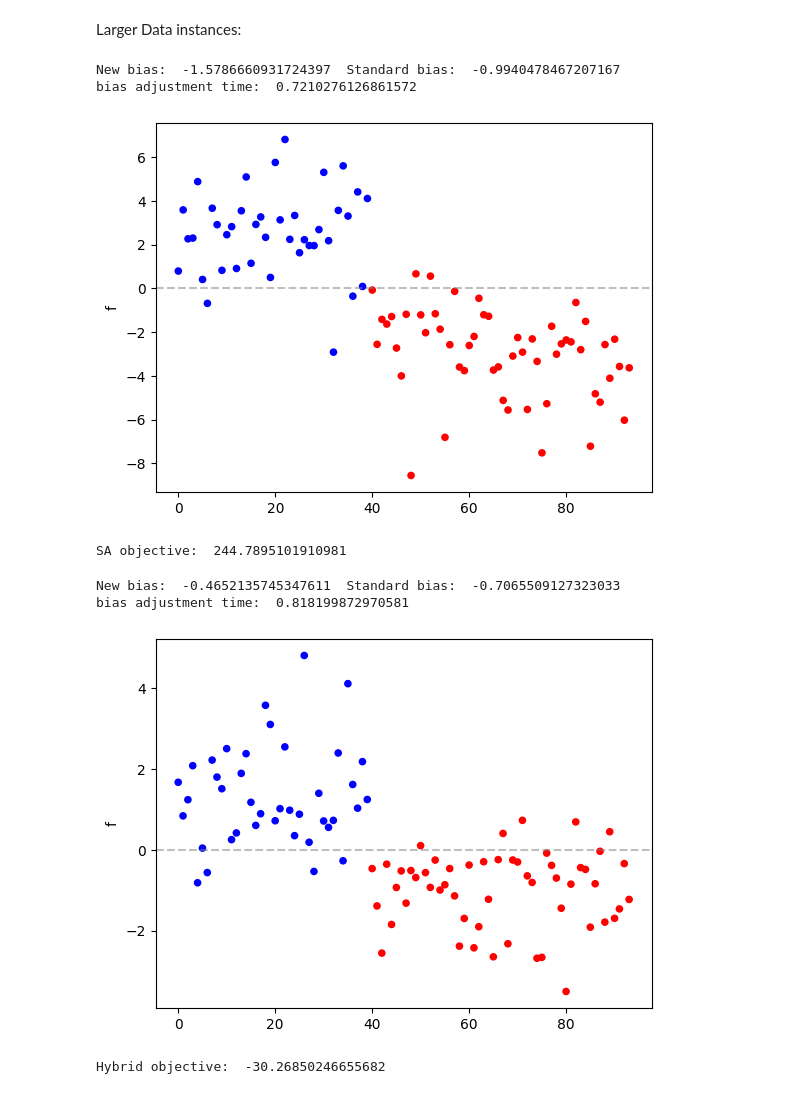
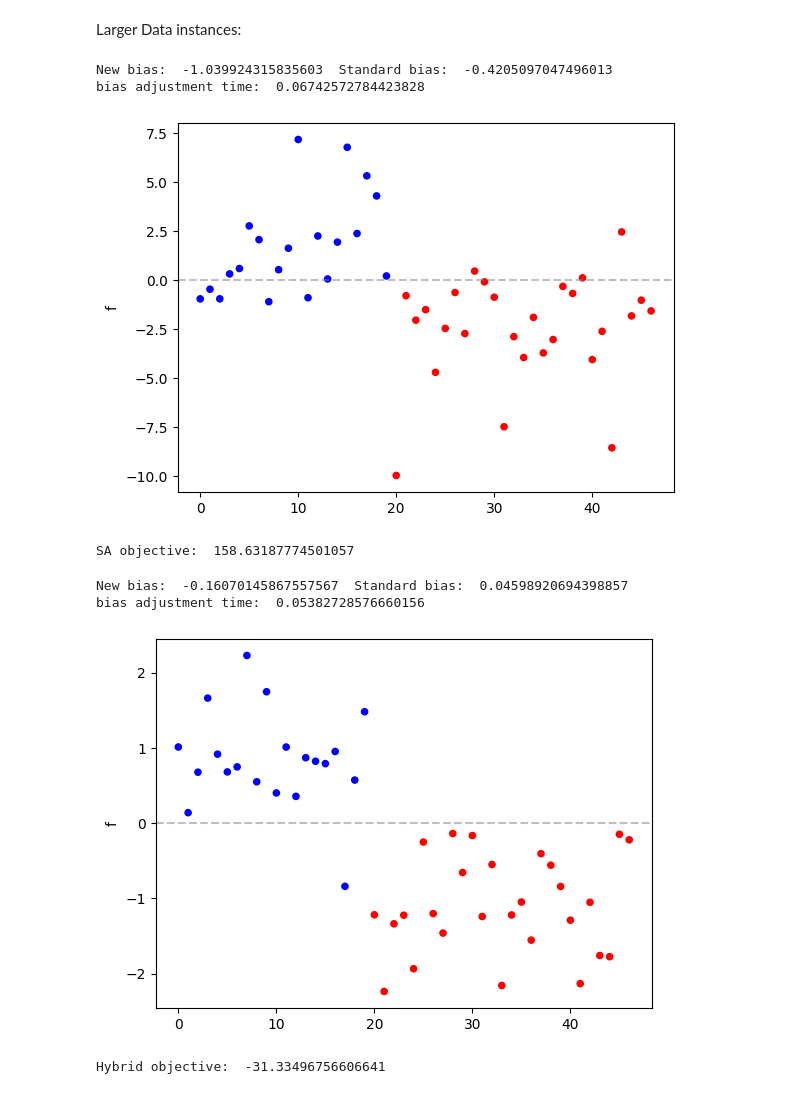
Before and after one commit to oliverszal/CML_benchmarks, a Jupyter notebook: SVM.ipynb, the cells around one changed output. Drawn from its saved outputs; the diff is of its cells as text; code cells hidden in the pictures.

```diff
--- a/SVM.ipynb
+++ b/SVM.ipynb
@@ -24,7 +27,8 @@ Matplotlib created a temporary cache directory at /tmp/matplotlib-tdtht5kk becau
 # %%
+lazy_embedding_timeout = 60
 def make_QUBO_upper_triangle(Q):
     Q = np.array(Q)
-    return(np.transpose(Q - np.triu(Q)) + np.triu(Q))
+    return(np.triu(Q) + np.tril(Q,-1).T)
 
 def cSVM(vectors, labels, upper_bound, kernel=1, solver='CPLEX', time_limit=0, samples=1, adjust_bias=False):
     N = len(vectors)
@@ -76,7 +80,7 @@ def cSVM(vectors, labels, upper_bound, kernel=1, solver='CPLEX', time_limit=0, s
             fs = [decision_function(vectors, labels, upper_bound, kernel, alphas[0])]
     return(objectives, alphas, fs)
 
-def qSVM(vectors, labels, base, num_encoding, penalty=True, kernel=1, solver='SA', shots=100, time_limit=0, samples=20, adjust_bias=False):
+def qSVM(vectors, labels, base, num_encoding, penalty=True, kernel=1, solver='SA', shots=100, time_limit=0, samples=20, adjust_bias=False, embedding=None):
     B = base
     K = num_encoding
     upper_bound = sum(B**k for k in range(K)) # Argument 'upperbound' in cSVM corresponds to sum_{k=0}^{num_encoding-1} base^k
@@ -88,6 +92,8 @@ def qSVM(vectors, labels, base, num_encoding, penalty=True, kernel=1, solver='SA
         1 ### set standard value
     def sampleset_to_alphas(sampleset, samples):
         filtered_sampleset = sampleset.filter(lambda sample: any(np.array([sum(sample.sample[K*n+k] for k in range(K)) not in [0,K] for n in range(N)]))) # filter sampleset by found support vectors
+        if len(filtered_sampleset) == 0:
+            raise Exception('No support vectors found')
         alphas = np.array([[sum(B**k * sample[K*n+k] for k in range(K)) for n in range(N)] for sample, in filtered_sampleset.data(fields=['sample'], sorted_by='energy')][:samples])
         objectives = [energy for energy, in filtered_sampleset.data(fields=['energy'], sorted_by='energy')][:samples]
         return(objectives, alphas)
@@ -111,16 +117,26 @@ def qSVM(vectors, labels, base, num_encoding, penalty=True, kernel=1, solver='SA
         elif solver == 'SA':
             sampler = simulated_sampler
         elif isinstance(solver, (int, float)): # if sampler is a number, it is interpreted as the relative desired increase in zeros in the QUBO. 1 would mean that all non-linear terms are 0
-            cutoff, initial_relative_zeros = calculate_cut_off(QUBO, solver, max_non_zeros=35000)
+            cutoff, initial_relative_zeros, new_QUBO = calculate_cut_off(QUBO, solver, max_non_zeros=35000)
             print('Initial_relative_zeros: ', initial_relative_zeros)
             ###
             print('cutoff: ', cutoff)
-            non_zeros = np.count_nonzero(make_QUBO_upper_triangle(QUBO) * (abs(make_QUBO_upper_triangle(QUBO - np.diag(np.diag(QUBO)))) > cutoff))
+            non_zeros = np.count_nonzero(new_QUBO - np.diag(np.diag(new_QUBO)))
             print('Non-zero connections: ', non_zeros)
             ###
-            sampler = CutOffComposite(DWave_sampler, cutoff)
+            if embedding == 'save' or type(embedding) == dwave.embedding.transforms.EmbeddedStructure:
+                sampler = lazy_sampler
+                sampler.find_embedding = lambda S, T: minorminer.find_embedding(S, T, timeout=lazy_embedding_timeout)
+                bqm = dimod.BinaryQuadraticModel.from_qubo(new_QUBO)
+            else:
+                sampler = CutOffComposite(DWave_sampler, cutoff)
+        elif embedding == 'save' or solver == 'lazy' or solver == 'save_embedding' or type(embedding) == dwave.embedding.transforms.EmbeddedStructure:
+            sampler = lazy_sampler
+            sampler.find_embedding = lambda S, T: minorminer.find_embedding(S, T, timeout=lazy_embedding_timeout)
         else:
             sampler = DWave_sampler
+        if type(embedding) == dwave.embedding.transforms.EmbeddedStructure:
+            sampler._fix_embedding(embedding)
         chain_strength = max(bqm.quadratic.values())
         sampleset = sampler.sample(
             bqm,
@@ -128,6 +144,10 @@ def qSVM(vectors, labels, base, num_encoding, penalty=True, kernel=1, solver='SA
             chain_strength=chain_strength
         )
     sampleset.resolve() # to reduce output readout time
+    if embedding == 'save' or solver == 'save_embedding' or type(embedding) == dwave.embedding.transforms.EmbeddedStructure:
+        embedding = sampler.embedding
+    else:
+        embedding = None
     objectives, alphas = sampleset_to_alphas(sampleset, samples)
     if adjust_bias: # for this we assume that the kernel is allowed to take arrays in its first argument
         a = time.time()
@@ -136,7 +156,7 @@ def qSVM(vectors, labels, base, num_encoding, penalty=True, kernel=1, solver='SA
         print('bias adjustment time: ', time.time()-a)
     else:
         fs = [decision_function(vectors, labels, upper_bound, kernel, alpha) for alpha in alphas]
-    return(objectives, alphas, fs)
+    return(objectives, alphas, fs, embedding)
 
 def calculate_cut_off(QUBO, relative_zero_improvement, max_non_zeros=35000):
     # this function calculates the cutoff value of connections (quadratic values) of a QUBO, based on how large of a portion shall be set to zero.
@@ -151,8 +171,8 @@ def calculate_cut_off(QUBO, relative_zero_improvement, max_non_zeros=35000):
     forced_zeros = min(len(non_zero_QUBO_connections), max(len(non_zero_QUBO_connections) - max_non_zeros,0) + relative_zero_improvement*N)
     cutoff = next((value for i, value in enumerate(values) if num_entries_smaller_than_values[i] >= forced_zeros), 0)
     initial_relative_zeros = 1 - len(non_zero_QUBO_connections)/N
-    #new_QUBO = QUBO * (abs(QUBO) > cutoff)
-    return(cutoff, initial_relative_zeros)
+    new_QUBO = QUBO * (abs(QUBO) > cutoff)
+    return(cutoff, initial_relative_zeros, new_QUBO)
 
 def optimize_bias(vectors, labels, upper_bound, kernel, alphas, metric):
     N = len(vectors)
@@ -533,10 +553,10 @@ folder = 'Compound data/'
 file_name = 'database_319_105feature_normalized_v2.csv'
 path  = os.path.join(folder,file_name)
 rows, matrix, names, labels = read_compounds(path, names_first=False)
-vectors, labels, test_vectors, test_labels = prepare_data_sets(matrix, labels, test_training_ratio=5, approved_slice_ratio=1, withdrawn_slice_ratio=4)
+vectors, labels, test_vectors, test_labels = prepare_data_sets(matrix, labels, test_training_ratio=5, approved_slice_ratio=2, withdrawn_slice_ratio=8)
 
-base = 2
-num_encoding = 4
+base = 3
+num_encoding = 3
 penalty = 7
 kernel = gauss_kernel(1)
 
@@ -553,21 +573,21 @@ kernel = gauss_kernel(1)
 # plot_compounds(vectors, labels, hs[0])
 # print('DWave objective: ', objectives3[0])
 # %%
-objectives, alphas, fs = qSVM(vectors, labels, base=base, num_encoding=num_encoding, penalty=penalty, kernel=kernel, solver='SA', shots=100, time_limit=5, samples=20, adjust_bias=True)
+objectives, alphas, fs, _ = qSVM(vectors, labels, base=base, num_encoding=num_encoding, penalty=penalty, kernel=kernel, solver='SA', shots=100, time_limit=5, samples=20, adjust_bias=True)
 plot_compounds(vectors, labels, fs[0])
 print('SA objective: ', objectives[0])
 # %% [output]
-New bias:  -1.5786660931724397  Standard bias:  -0.9940478467207167
-bias adjustment time:  0.7210276126861572
+New bias:  -1.039924315835603  Standard bias:  -0.4205097047496013
+bias adjustment time:  0.06742572784423828
-[figure, old version]
+[figure, new version]
-SA objective:  244.7895101910981
+SA objective:  158.63187774501057
 # %%
-objectives3, alphas3, hs = qSVM(vectors, labels, base=base, num_encoding=num_encoding, penalty=penalty, kernel=kernel, solver='hybrid', shots=100, time_limit=5, samples=20, adjust_bias=True)
+objectives3, alphas3, hs, _ = qSVM(vectors, labels, base=base, num_encoding=num_encoding, penalty=penalty, kernel=kernel, solver='hybrid', shots=100, time_limit=5, samples=20, adjust_bias=True)
 plot_compounds(vectors, labels, hs[0])
 print('Hybrid objective: ', objectives3[0])
 # %% [output]
-New bias:  -0.4652135745347611  Standard bias:  -0.7065509127323033
-bias adjustment time:  0.818199872970581
+New bias:  -0.16070145867557567  Standard bias:  0.04598920694398857
+bias adjustment time:  0.05382728576660156
-[figure, old version]
+[figure, new version]
-Hybrid objective:  -30.26850246655682
+Hybrid objective:  -31.33496756606641
 # %%
```
Also changed, not shown: parts of 15 cells of this notebook.
